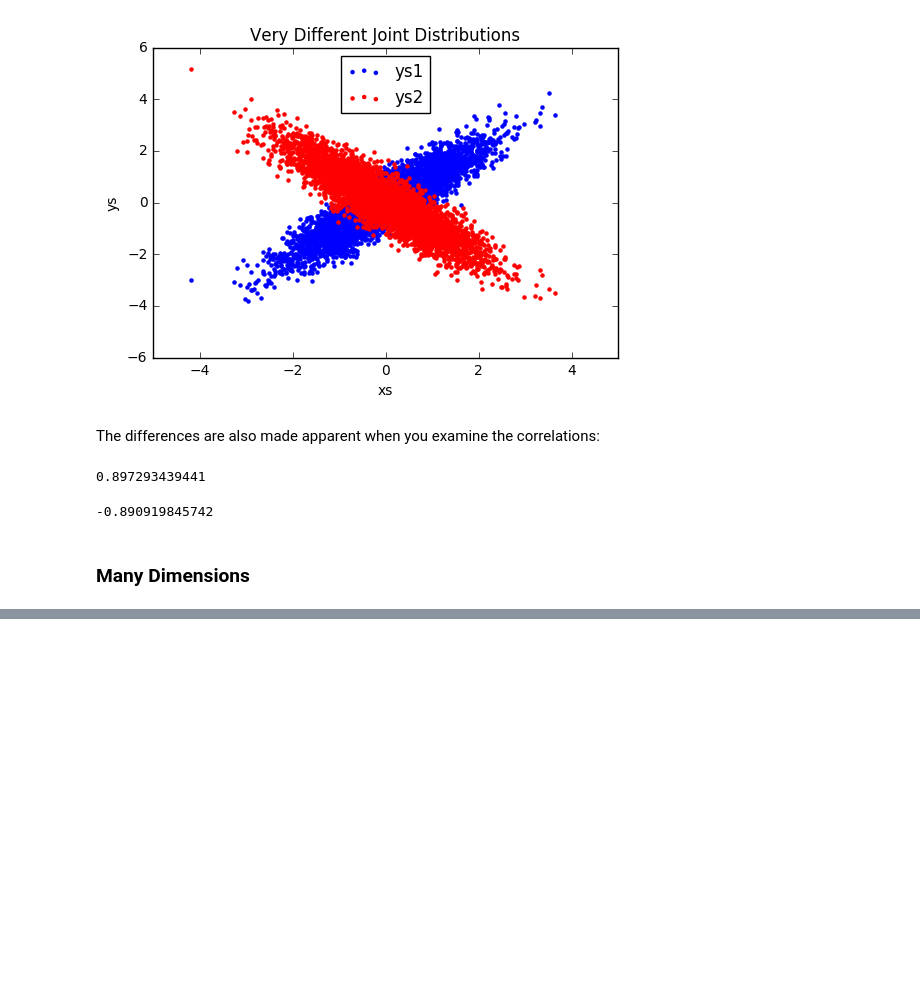
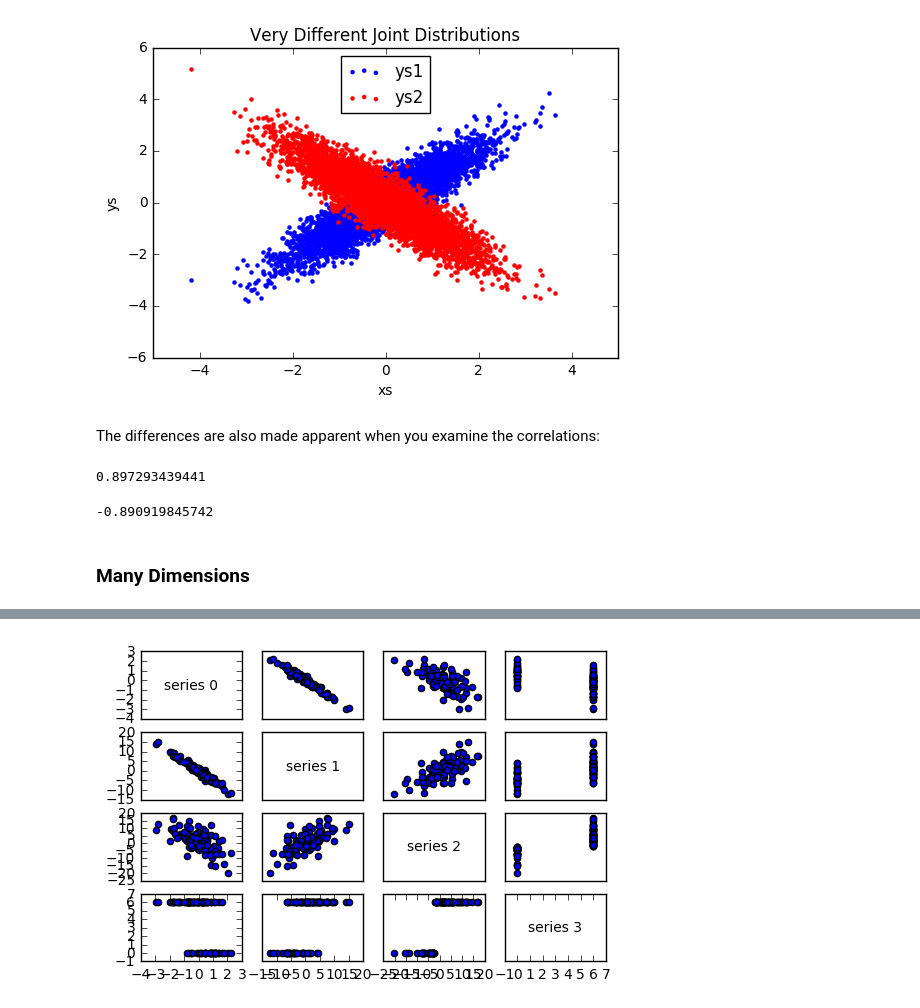
Before and after one commit to bgroveben/DataScienceFromScratch, a Jupyter notebook: 10_Chapter_Working_With_Data.ipynb, the cells around one changed output, grey strips where cells are left out. Saved outputs shown, nothing was run; the diff lists cells and outputs as text; code cells hidden in the pictures; blank space fills up the shorter version.

Commit message:
Exploring Many-Dimensional Data

```diff
--- a/10_Chapter_Working_With_Data.ipynb
+++ b/10_Chapter_Working_With_Data.ipynb
@@ -104,0 +124,43 @@ print correlation(xs, ys2)
+# %%
+import matplotlib.pyplot as plt
+from linear_algebra import shape
+
+num_points = 100
+
+def random_row():
+    row = [None, None, None, None]
+    row[0] = random_normal()
+    row[1] = -5 * row[0] + random_normal()
+    row[2] = row[0] + row[1] + 5 * random_normal()
+    row[3] = 6 if row[2] > -2 else 0
+    return row
+
+random.seed(0)
+data = [random_row() for _ in range(num_points)]
+
+_, num_columns = shape(data)
+fig, ax = plt.subplots(num_columns, num_columns)
+
+for i in range(num_columns):
+    for j in range(num_columns):
+        # scatter column_j on the x-axis vs column_i on the y-axis
+        if i != j:
+            ax[i][j].scatter(get_column(data, j), get_column(data, i))
+        # unless i == j, in which case show the series name
+        else:
+            ax[i][j].annotate("series " + str(i), (0.5, 0.5),
+                              xycoords='axes fraction',
+                              ha="center", va="center")
+        # then hide axis labls except left and bottom charts
+        if i < num_columns - 1:
+            ax[i][j].xaxis.set_visible(False)
+        if j > 0:
+            ax[i][j].yaxis.set_visible(False)
+
+# fix the bottom right and top left axis labels, which are wrong because their charts only have text in them
+ax[-1][-1].set_xlim(ax[0][-1].get_xlim())
+ax[0][0].set_ylim(ax[0][1].get_ylim())
+
+plt.show()
+# %% [output]
+[figure, added]
```
Also changed, not shown: parts of 5 cells of this notebook, 2 other files.
